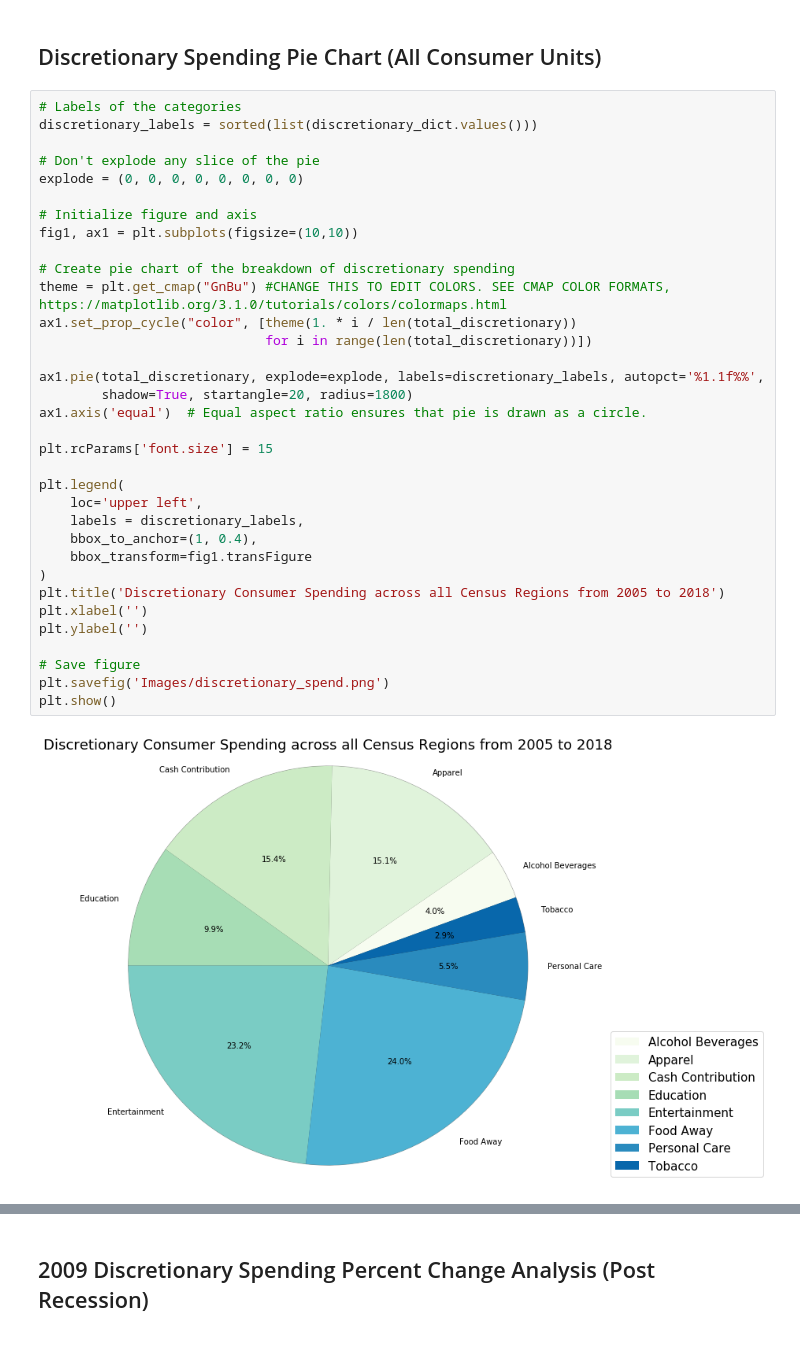
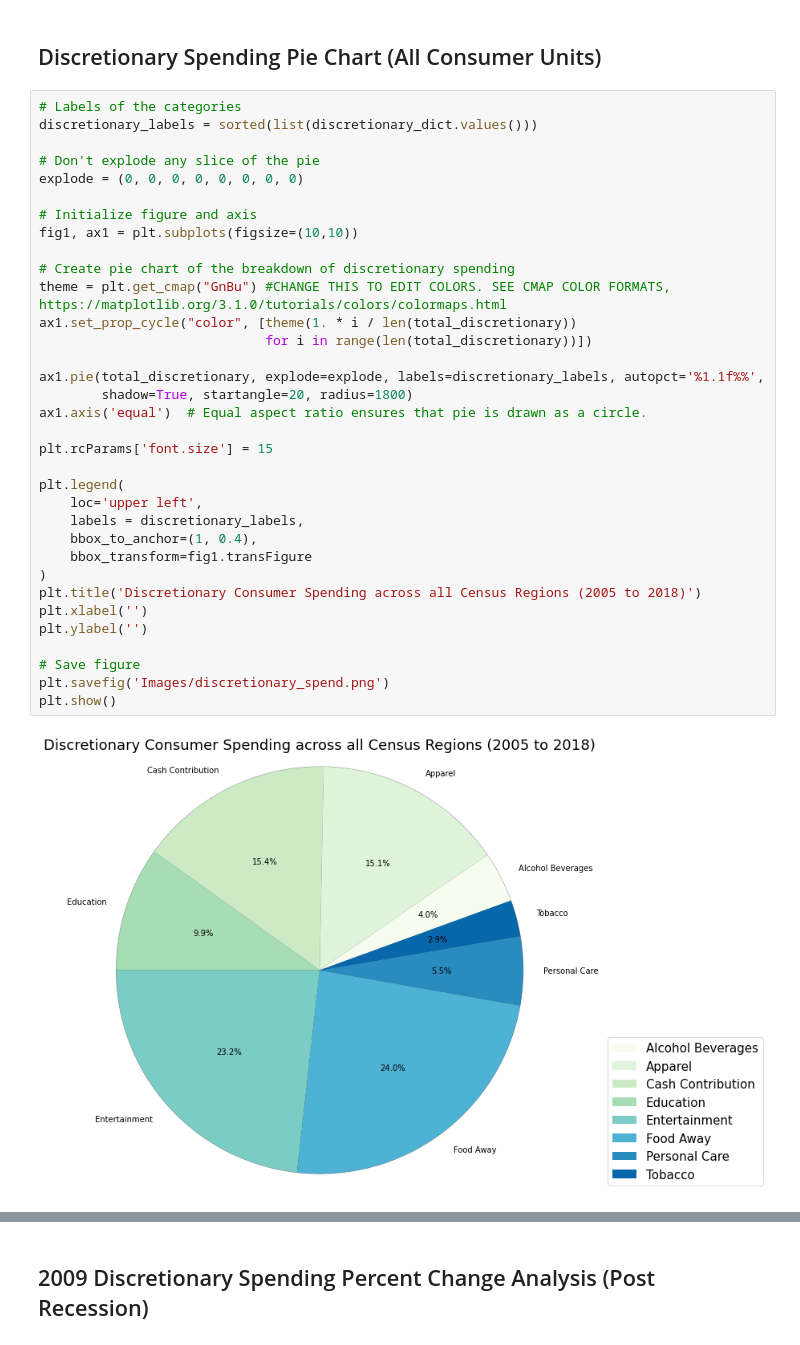
Before and after one commit to joshcoronel/discretionary-spending, a Jupyter notebook: Project_1_main.ipynb, the cells around one changed output, grey strips where cells are left out. Cells and saved outputs as stored; diff of their text form.

```diff
--- a/Project_1_main.ipynb
+++ b/Project_1_main.ipynb
@@ -126,33 +126,33 @@ discretionary_labels = sorted(list(discretionary_dict.values()))
 # Don't explode any slice of the pie
 explode = (0, 0, 0, 0, 0, 0, 0, 0)
 
 # Initialize figure and axis
 fig1, ax1 = plt.subplots(figsize=(10,10))
 
 # Create pie chart of the breakdown of discretionary spending
 theme = plt.get_cmap("GnBu") #CHANGE THIS TO EDIT COLORS. SEE CMAP COLOR FORMATS, https://matplotlib.org/3.1.0/tutorials/colors/colormaps.html
 ax1.set_prop_cycle("color", [theme(1. * i / len(total_discretionary))
                              for i in range(len(total_discretionary))])
 
 ax1.pie(total_discretionary, explode=explode, labels=discretionary_labels, autopct='%1.1f%%',
         shadow=True, startangle=20, radius=1800)
 ax1.axis('equal')  # Equal aspect ratio ensures that pie is drawn as a circle.
 
 plt.rcParams['font.size'] = 15
 
 plt.legend(
     loc='upper left',
     labels = discretionary_labels,
     bbox_to_anchor=(1, 0.4),
     bbox_transform=fig1.transFigure
 )
-plt.title('Discretionary Consumer Spending across all Census Regions from 2005 to 2018')
+plt.title('Discretionary Consumer Spending across all Census Regions (2005 to 2018)')
 plt.xlabel('')
 plt.ylabel('')
 
 # Save figure
 plt.savefig('Images/discretionary_spend.png')
 plt.show()
 # %% [output]
-[figure, old version]
+[figure, new version]
 # %% [markdown]
```
Also changed, not shown: parts of 9 cells of this notebook.
